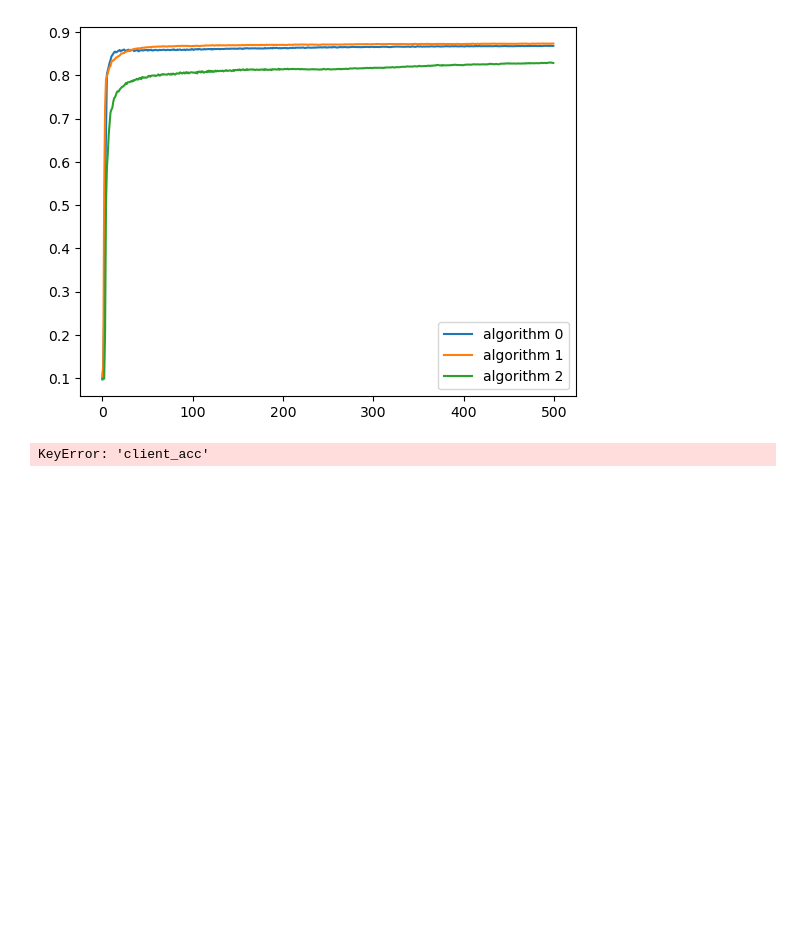
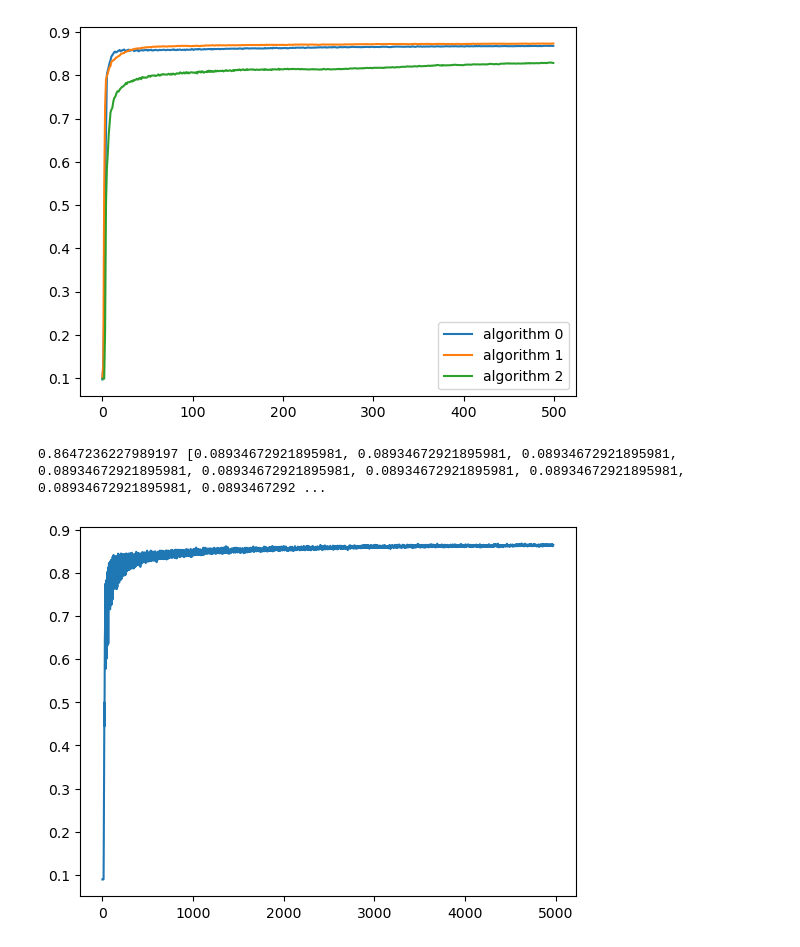
Before and after one commit to Haifeng-Dai/hybrid_fed, a Jupyter notebook: plot.ipynb, the cells around one changed output. Drawn from its saved outputs; the diff is of its cells as text; code cells hidden in the pictures; blank space fills up the shorter version.

```diff
--- a/plot.ipynb
+++ b/plot.ipynb
@@ -61,14 +68,15 @@ plt.show()
 0.8287437160809836 [0.0984589581688245, 0.0984589581688245, 0.09859296182791391, 0.20971523970365524, 0.5037520825862885, 0.5867671569188436, 0.6197654803593954, 0.6631155808766683, 0.688911219437917, ...
 [figure]
 # %%
-client_acc = data['client_acc']
+client_acc = data[0]['client_acc']
 num_line = len(client_acc[0])
 x = numpy.arange(num_line)
 i = 0
 y = client_acc[i]
 plt.plot(x, y)
 print(y[-1], list(y))
 plt.show()
 # %% [output]
-KeyError: 'client_acc'
+0.8647236227989197 [0.08934672921895981, 0.08934672921895981, 0.08934672921895981, 0.08934672921895981, 0.08934672921895981, 0.08934672921895981, 0.08934672921895981, 0.08934672921895981, 0.0893467292 ...
+[figure, added]
 # %%
```
Also changed, not shown: parts of 4 cells of this notebook, 26 other files.
